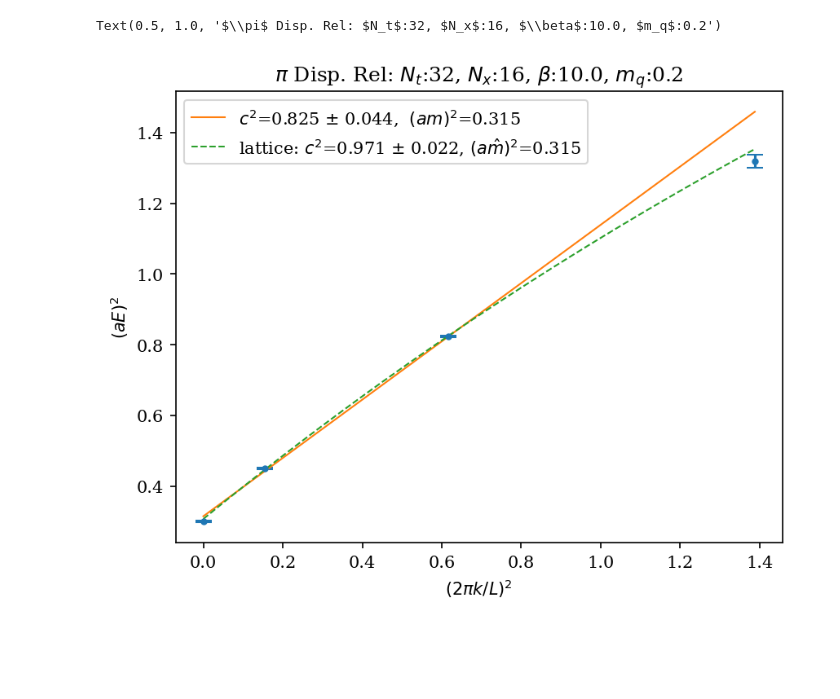
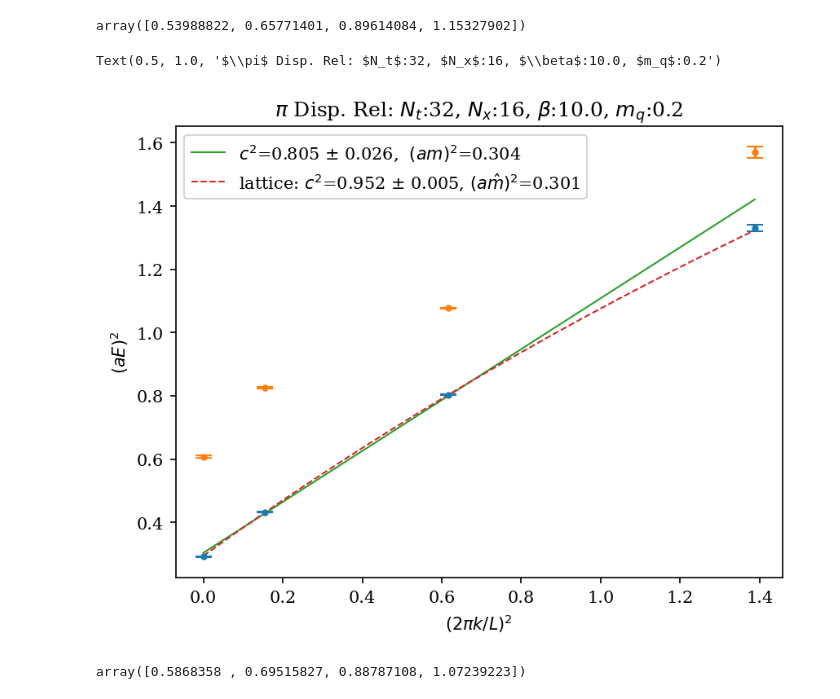
Before and after one commit to wurdahl/schwingerModel, a Jupyter notebook: dispersion.ipynb, the cells around one changed output. Drawn from its saved outputs; the diff is of its cells as text; code cells hidden in the pictures; blank space fills up the shorter version.

```diff
--- a/dispersion.ipynb
+++ b/dispersion.ipynb
@@ -21,10 +21,10 @@ def singlet(op):
 path = "./configs/400kSteps.hdf5"
 meta = sim.distillation.readDistillMeta(path)
 # %%
-mom0Basis = [triplet(MesonOp("g5",DNum=0,momk=0)),triplet(MesonOp("g5",DNum=2,momk=0))]
-mom1Basis = [triplet(MesonOp("g5",DNum=0,momk=1)),triplet(MesonOp("g5",DNum=2,momk=1))]
-mom2Basis = [triplet(MesonOp("g5",DNum=0,momk=2)),triplet(MesonOp("g5",DNum=2,momk=2))]
-mom3Basis = [triplet(MesonOp("g5",DNum=0,momk=3)),triplet(MesonOp("g5",DNum=2,momk=3))]
+mom0Basis = [triplet(MesonOp("g5",DNum=0,momk=0)),triplet(MesonOp("g5",DNum=2,momk=0)),triplet(MesonOp("gx"))]
+mom1Basis = [triplet(MesonOp("g5",DNum=0,momk=1)),triplet(MesonOp("g5",DNum=2,momk=1)),triplet(MesonOp("gx",momk=1))]
+mom2Basis = [triplet(MesonOp("g5",DNum=0,momk=2)),triplet(MesonOp("g5",DNum=2,momk=2)),triplet(MesonOp("gx",momk=2))]
+mom3Basis = [triplet(MesonOp("g5",DNum=0,momk=3)),triplet(MesonOp("g5",DNum=2,momk=3)),triplet(MesonOp("gx",momk=3))]
 
 momentumBases = [mom0Basis,mom1Basis,mom2Basis,mom3Basis]
 # %%
@@ -39,51 +39,57 @@ for basis in momentumBases:
     data = {"conn": 0.5*(data_p["conn"] + data_m["conn"]), "disc": data_p["disc"]}
 
     mass = sim.GEVP.bootstrapEnsemble(data,reduce=sim.GEVP.massReduce(ti=gevpTi, shift=0,
-                                  fitT=[2,10], withAmp=True))
+                                  fitT=[2,7], withAmp=True))
 
     massOuts.append(mass)
 # %%
 masses = np.array([m[0][0][0] for m in massOuts])
 massesErr = np.mean(np.array([m[1][0][0] for m in massOuts]).T, axis=0)
 
-ks = np.array([0,1,2,3])
+highMasses =  np.array([m[0][1][0] for m in massOuts])
+highMassesErr =  np.mean(np.array([m[1][1][0] for m in massOuts]).T, axis=0)
+# %%
+masses
+# %% [output]
+array([0.53988822, 0.65771401, 0.89614084, 1.15327902])
 # %%
+ks = np.array([0,1,2,3])
+ps = (2 * np.pi*ks)/(meta.dimx)
+
 fineKs = np.linspace(0,3,100)
 pf = ((2 * np.pi*fineKs)/(meta.dimx))**2
 
-ps = (2 * np.pi*ks)/(meta.dimx)
-
 sig = 2*masses*massesErr
-
 coeff, cov = np.polyfit(ps**2,masses**2,deg=1,cov=True,w=1/sig)
 c2 , m2 = coeff
 dc2 = np.sqrt(cov[0,0])
 
 sigLat = 2*np.sinh(masses)*massesErr      # d/dE [4 sinh^2(E/2)] = 2 sinh(E)
 
 coeffLat, covLat = np.polyfit(4*np.sin(ps/2)**2,4*np.sinh(masses/2)**2,deg=1,cov=True,w=1/sig)
 c2Lat , m2Lat = coeffLat
 dc2Lat = np.sqrt(covLat[0,0])
 
 pfLin = np.sqrt(pf)                                  # pf is the (ap)^2 grid -> ap values
 
 Ehat2 = m2Lat + c2Lat * 4*np.sin(pfLin/2)**2         # lattice-form prediction
 Elat  = 2*np.arcsinh(np.sqrt(Ehat2)/2)               # invert 4sinh^2(aE/2) = Ehat2
 
 plt.figure(dpi=150)
 
 plt.errorbar(x=ps**2,y=masses**2,yerr=2*masses*massesErr,fmt=".",capsize=5)
+plt.errorbar(x=ps**2,y=highMasses**2,yerr=2*highMasses*highMassesErr,fmt=".",capsize=5)
 plt.plot(pf, m2 + c2*pf, lw=1,
          label=rf"$c^2$={c2:.3f} $\pm$ {dc2:.3f},  $(am)^2$={m2:.3f}")
 
 plt.plot(pf, Elat**2, lw=1, ls="--",
          label=rf"lattice: $c^2$={c2Lat:.3f} $\pm$ {dc2Lat:.3f}, $(a\hat m)^2$={m2Lat:.3f}")
 
 plt.xlabel(r"$(2 \pi k/L)^2$")
 plt.ylabel("$(aE)^2$")
 plt.legend()
 
 plt.title(rf"$\pi$ Disp. Rel: $N_t$:{meta.dimt}, $N_x$:{meta.dimx}, $\beta$:{meta.beta}, $m_q$:{meta.fMass}")
 # %% [output]
 Text(0.5, 1.0, '$\\pi$ Disp. Rel: $N_t$:32, $N_x$:16, $\\beta$:10.0, $m_q$:0.2')
-[figure, old version]
+[figure, new version]
@@ -89,0 +138,4 @@ Text(0.5, 1.0, '$\\pi$ Disp. Rel: $N_t$:32, $N_x$:16, $\\beta$:10.0, $m_q$:0.2')
+# %%
+masses
+# %% [output]
+array([0.5868358 , 0.69515827, 0.88787108, 1.07239223])
```
Also changed, not shown: parts of 4 cells of this notebook, 1 other file.
